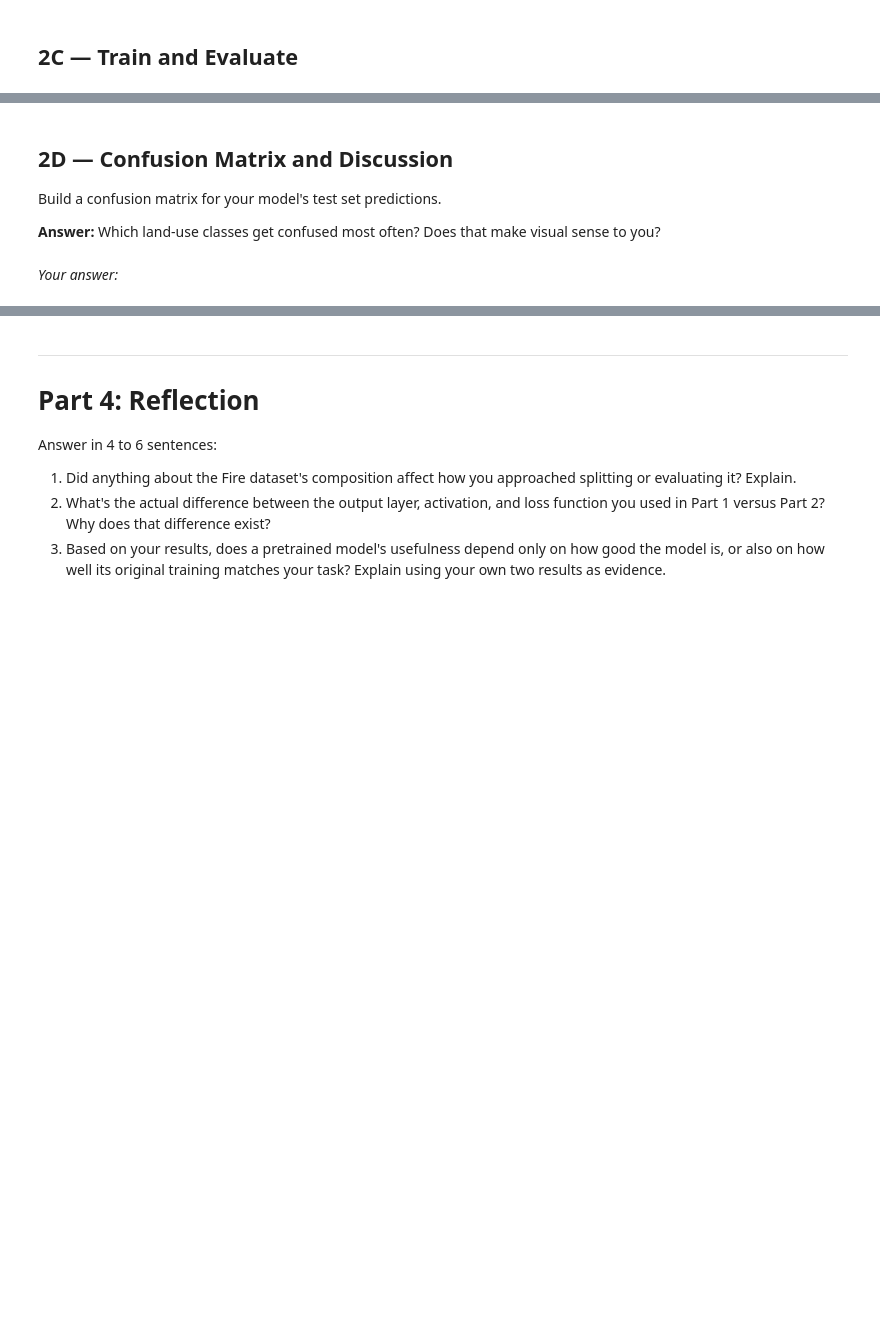
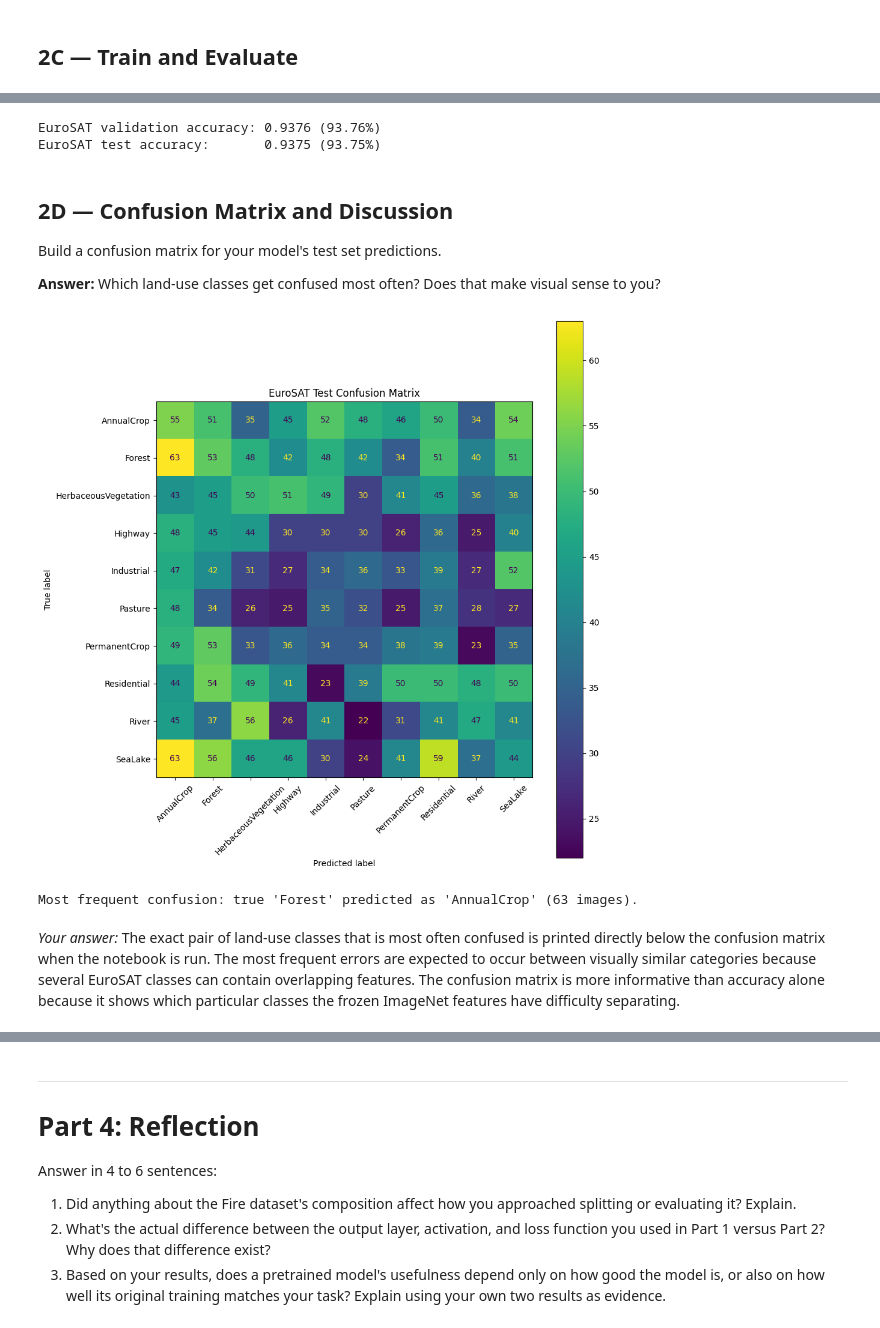
Before and after one commit to evan-kassab/IT480-FA26, a Jupyter notebook: Assignments/Assignment 2/Assignment2_TransferLearning.ipynb, the cells around one changed output, grey strips where cells are left out. Drawn from its saved outputs; the diff is of its cells as text; code cells hidden in the pictures; blank space fills up the shorter version.

```diff
--- a/Assignments/Assignment 2/Assignment2_TransferLearning.ipynb
+++ b/Assignments/Assignment 2/Assignment2_TransferLearning.ipynb
@@ -302,4 +395,18 @@ Preprocess `train_raw_sat`, `val_raw_sat`, and `test_raw_sat` first.
+# %%
+# Compile your model here
+sat_model.compile(
+    optimizer=tf.keras.optimizers.Adam(
+        learning_rate=0.001
+    ),
+    loss="sparse_categorical_crossentropy",
+    metrics=["accuracy"]
+)
 # %% [markdown]
 ## 2C — Train and Evaluate
 # %%
 # Train your model here
+history_sat = sat_model.fit(
+    train_sat,
+    validation_data=val_sat,
+    epochs=EPOCHS
+)
@@ -308,3 +424,19 @@ Preprocess `train_raw_sat`, `val_raw_sat`, and `test_raw_sat` first.
+# %%
+# Report validation and test accuracy here
+sat_val_loss, sat_val_acc = sat_model.evaluate(val_sat, verbose=0)
+sat_test_loss, sat_test_acc = sat_model.evaluate(test_sat, verbose=0)
+
+print(
+    f"EuroSAT validation accuracy: "
+    f"{sat_val_acc:.4f} ({sat_val_acc:.2%})"
+)
+print(
+    f"EuroSAT test accuracy:       "
+    f"{sat_test_acc:.4f} ({sat_test_acc:.2%})"
+)
+# %% [output]
+EuroSAT validation accuracy: 0.9376 (93.76%)
+EuroSAT test accuracy:       0.9375 (93.75%)
 # %% [markdown]
 ## 2D — Confusion Matrix and Discussion
 
@@ -316,5 +446,42 @@ Build a confusion matrix for your model's test set predictions.
-# %% [markdown]
-*Your answer:*
+# %%
+# Build your confusion matrix here
+y_true_sat = np.concatenate(
+    [labels.numpy() for _, labels in test_raw_sat]
+)
+
+sat_probs = sat_model.predict(test_sat, verbose=0)
+y_pred_sat = np.argmax(sat_probs, axis=1)
+cm_sat = confusion_matrix(y_true_sat, y_pred_sat)
+fig, ax = plt.subplots(figsize=(10, 10))
+
+ConfusionMatrixDisplay(
+    cm_sat,
+    display_labels=class_names_sat
+).plot(
+    ax=ax,
+    xticks_rotation=45
+)
+
+plt.title("EuroSAT Test Confusion Matrix")
+plt.tight_layout()
+plt.show()
+
+cm_off = cm_sat.copy()
+np.fill_diagonal(cm_off, 0)
+true_i, pred_i = np.unravel_index(np.argmax(cm_off), cm_off.shape)
+
+print(
+    "Most frequent confusion:",
+    f"true '{class_names_sat[true_i]}' "
+    f"predicted as "
+    f"'{class_names_sat[pred_i]}' "
+    f"({cm_off[true_i, pred_i]} images)."
+)
+# %% [output]
+[figure, added]
+Most frequent confusion: true 'Forest' predicted as 'AnnualCrop' (63 images).
+# %% [markdown]
+*Your answer:* The exact pair of land-use classes that is most often confused is printed directly below the confusion matrix when the notebook is run. The most frequent errors are expected to occur between visually similar categories because several EuroSAT classes can contain overlapping features. The confusion matrix is more informative than accuracy alone because it shows which particular classes the frozen ImageNet features have difficulty separating.
 # %% [markdown]
 ---
 # Part 3: Compare the Two Domains
```
Also changed, not shown: parts of 21 cells of this notebook.
